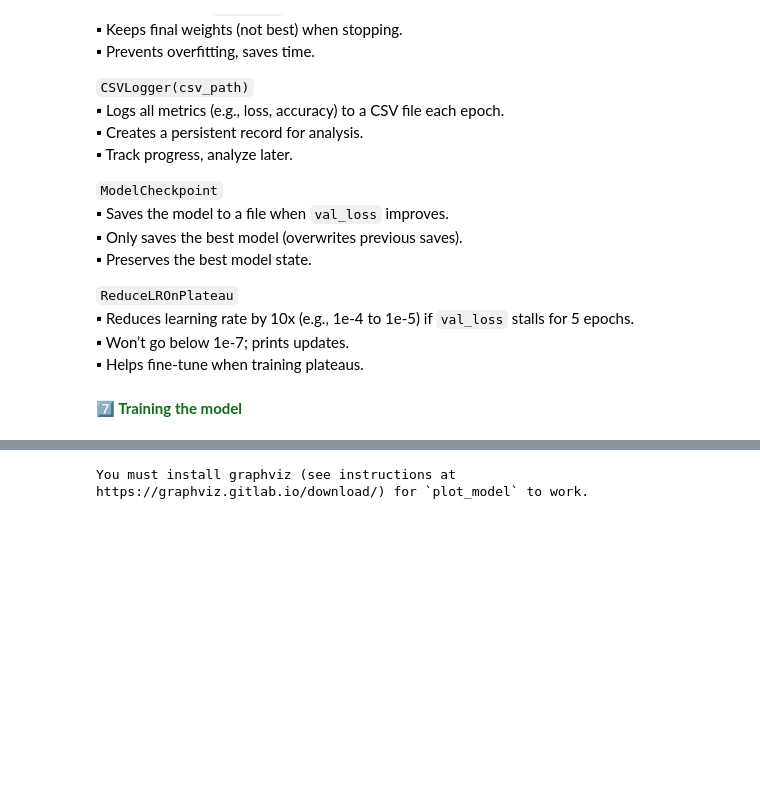
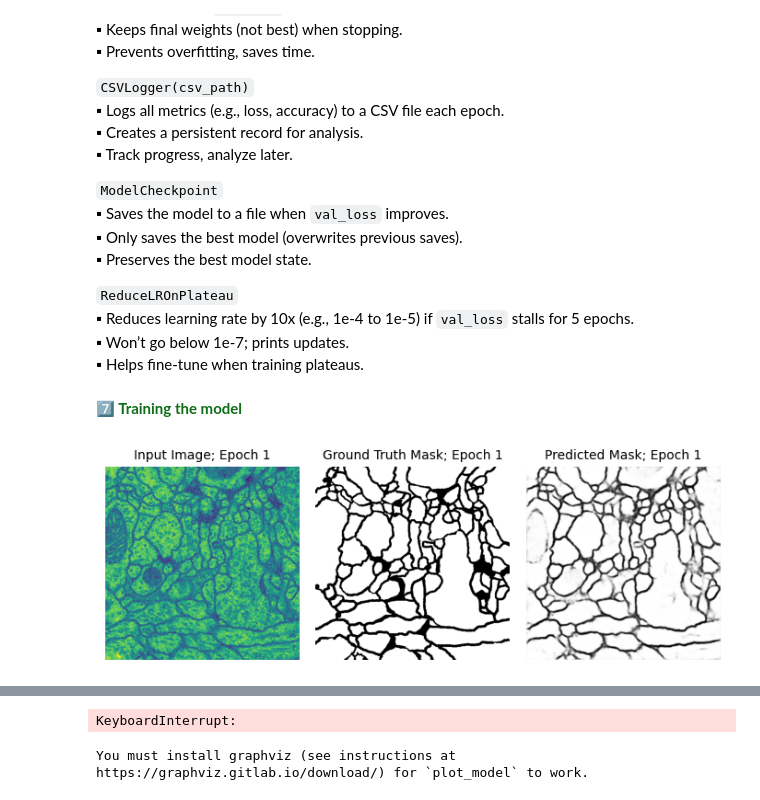
Before and after one commit to RezaSaadatyar/Medical-Image-Processing, a Jupyter notebook: Code/02_unet.ipynb, the cells around one changed output, grey strips where cells are left out. Cells and saved outputs as stored; diff of their text form; code cells hidden in the pictures; blank space fills up the shorter version.

```diff
--- a/Code/02_unet.ipynb
+++ b/Code/02_unet.ipynb
@@ -245,5 +245,3 @@ Training shuffle: enabled
 
 (TensorSpec(shape=(None, 512, 512, 1), dtype=tf.float32, name=None),
  TensorSpec(shape=(None, 512, 512, 1), dtype=tf.float32, name=None))
-# %%
-train_dataset= train_dataset.take(6)
@@ -757,21 +760,22 @@ callbacks = [
 # %%
 # Train the model
 # Hyperparameters
-num_epochs = 10
+num_epochs = 3
 history = model.fit(
     train_dataset,
     epochs=num_epochs,
     callbacks=callbacks,
     validation_data=valid_dataset,
     shuffle=False,
     verbose=1,
 )
 
 # Evaluate on test set
 results = model.evaluate(test_dataset, return_dict=True, verbose=1)
 # print(f"Test Dice Coefficient: {results['dice_coef']:.3f}")
 # print(f"Test IoU: {results['iou']:.3f}")
 # print(f"Test Recall: {results['recall']:.3f}")
 # print(f"Test Precision: {results['precision']:.3f}")
 # print(f"Test Loss: {results['loss']:.3f}")
 # %% [output]
+[figure, added]
@@ -795,3 +784,4 @@ Epoch 10: val_loss improved from 0.32899 to 0.31591, saving model to model.keras
+KeyboardInterrupt:
 # %%
 tf.keras.utils.plot_model(
     model,
```
Also changed, not shown: parts of 10 cells of this notebook, 3 other files.
